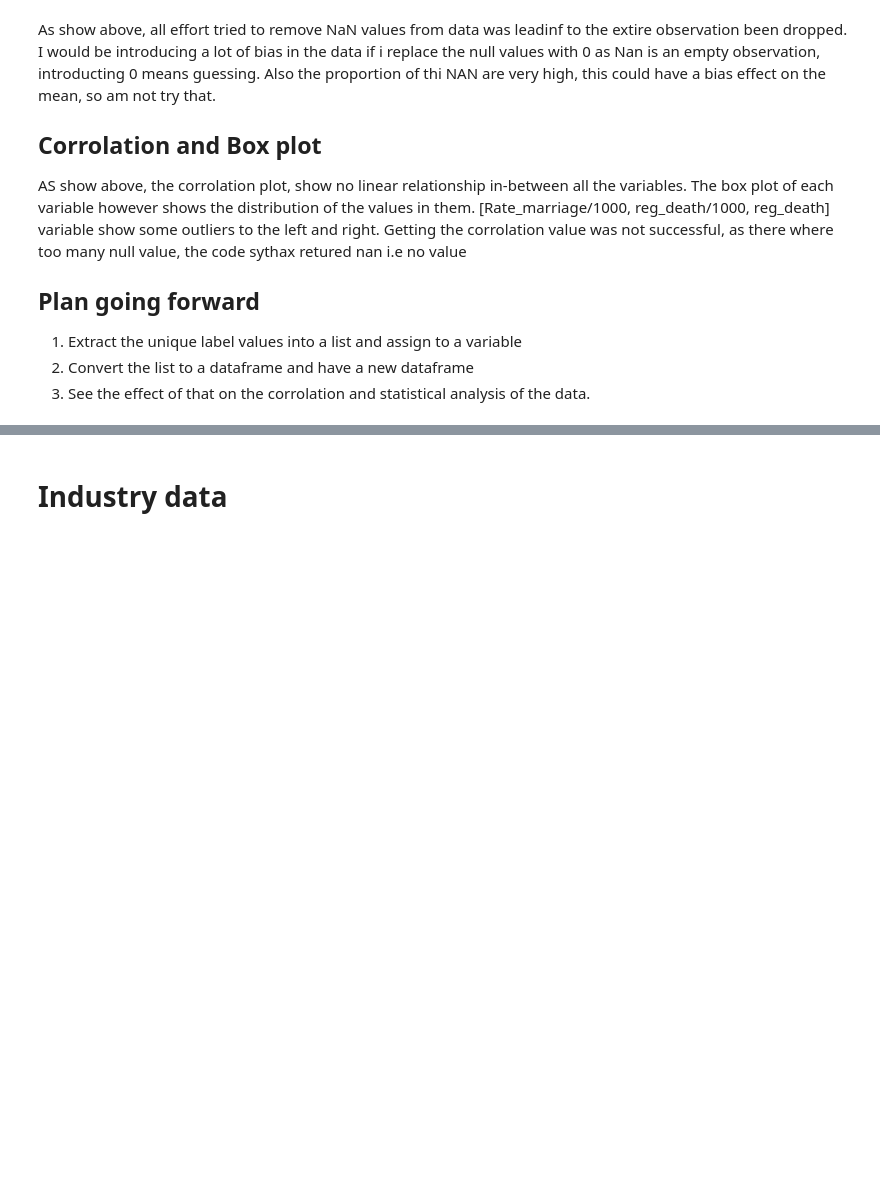
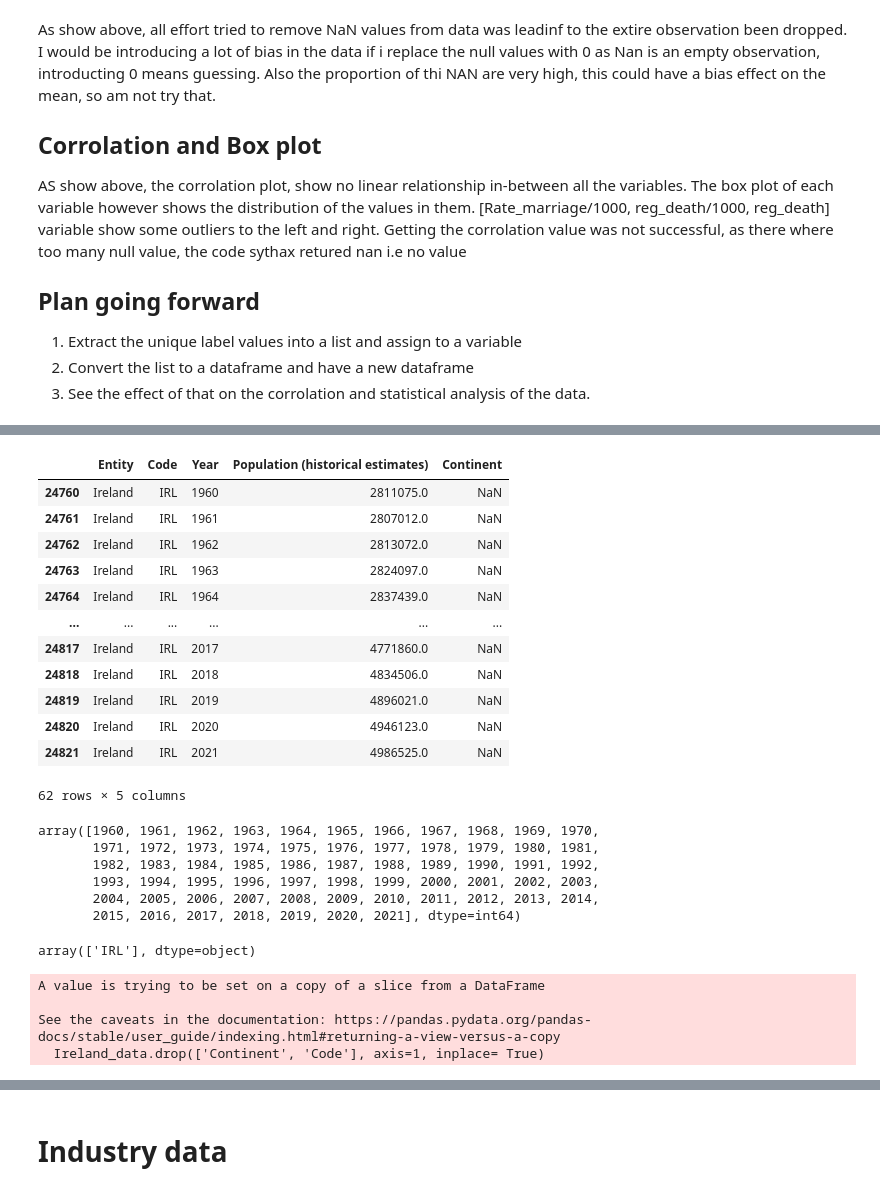
Before and after one commit to Ayomide-ola/Stategic_thinking-CA2, a Jupyter notebook: Population_CA2.ipynb, the cells around one changed output, grey strips where cells are left out. Cells and saved outputs as stored; diff of their text form; code cells hidden in the pictures; blank space fills up the shorter version.

Commit message:
Data cleaning cont

```diff
--- a/Population_CA2.ipynb
+++ b/Population_CA2.ipynb
@@ -598,0 +785,3 @@ df.shape
+# %%
+Df= pd.read_csv("population-marimekko.csv")
+Df.head()
@@ -598,0 +797,38 @@ df.shape
+# %%
+Ireland_data = Df[(Df['Entity'] == 'Ireland') & (Df['Year'].between (1960, 2024))]
+# %%
+Ireland_data
+# %% [output]
+|  | Entity | Code | Year | Population (historical estimates) | Continent |
+| 24760 | Ireland | IRL | 1960 | 2811075.0 | NaN |
+| 24761 | Ireland | IRL | 1961 | 2807012.0 | NaN |
+| 24762 | Ireland | IRL | 1962 | 2813072.0 | NaN |
+| 24763 | Ireland | IRL | 1963 | 2824097.0 | NaN |
+| 24764 | Ireland | IRL | 1964 | 2837439.0 | NaN |
+| ... | ... | ... | ... | ... | ... |
+| 24817 | Ireland | IRL | 2017 | 4771860.0 | NaN |
+| 24818 | Ireland | IRL | 2018 | 4834506.0 | NaN |
+| 24819 | Ireland | IRL | 2019 | 4896021.0 | NaN |
+| 24820 | Ireland | IRL | 2020 | 4946123.0 | NaN |
+| 24821 | Ireland | IRL | 2021 | 4986525.0 | NaN |
+62 rows × 5 columns
+# %%
+Ireland_data['Year'].unique()
+# %% [output]
+array([1960, 1961, 1962, 1963, 1964, 1965, 1966, 1967, 1968, 1969, 1970,
+       1971, 1972, 1973, 1974, 1975, 1976, 1977, 1978, 1979, 1980, 1981,
+       1982, 1983, 1984, 1985, 1986, 1987, 1988, 1989, 1990, 1991, 1992,
+       1993, 1994, 1995, 1996, 1997, 1998, 1999, 2000, 2001, 2002, 2003,
+       2004, 2005, 2006, 2007, 2008, 2009, 2010, 2011, 2012, 2013, 2014,
+       2015, 2016, 2017, 2018, 2019, 2020, 2021], dtype=int64)
+# %%
+Ireland_data['Code'].unique()
+# %% [output]
+array(['IRL'], dtype=object)
+# %%
+Ireland_data.drop(['Continent', 'Code'], axis=1, inplace= True)
+# %% [output]
+A value is trying to be set on a copy of a slice from a DataFrame
+
+See the caveats in the documentation: https://pandas.pydata.org/pandas-docs/stable/user_guide/indexing.html#returning-a-view-versus-a-copy
+  Ireland_data.drop(['Continent', 'Code'], axis=1, inplace= True)
```
Also changed, not shown: parts of 130 cells of this notebook, 1 other file.
